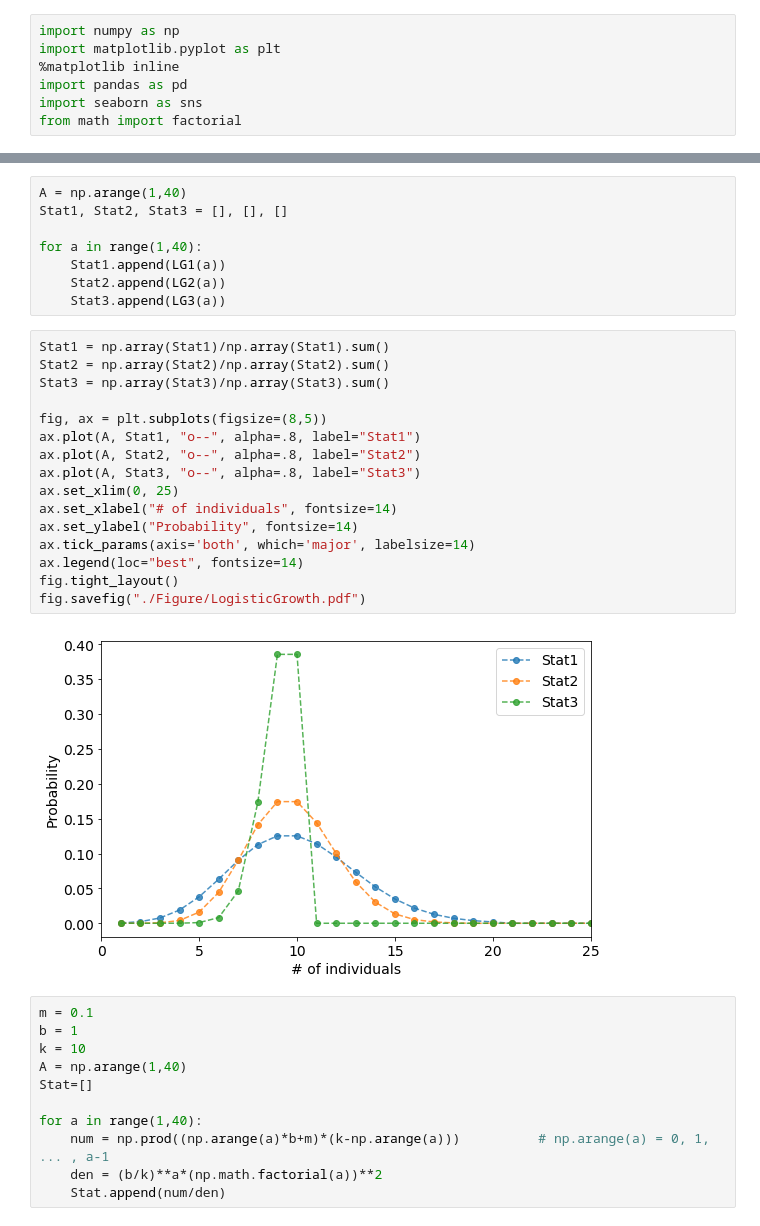
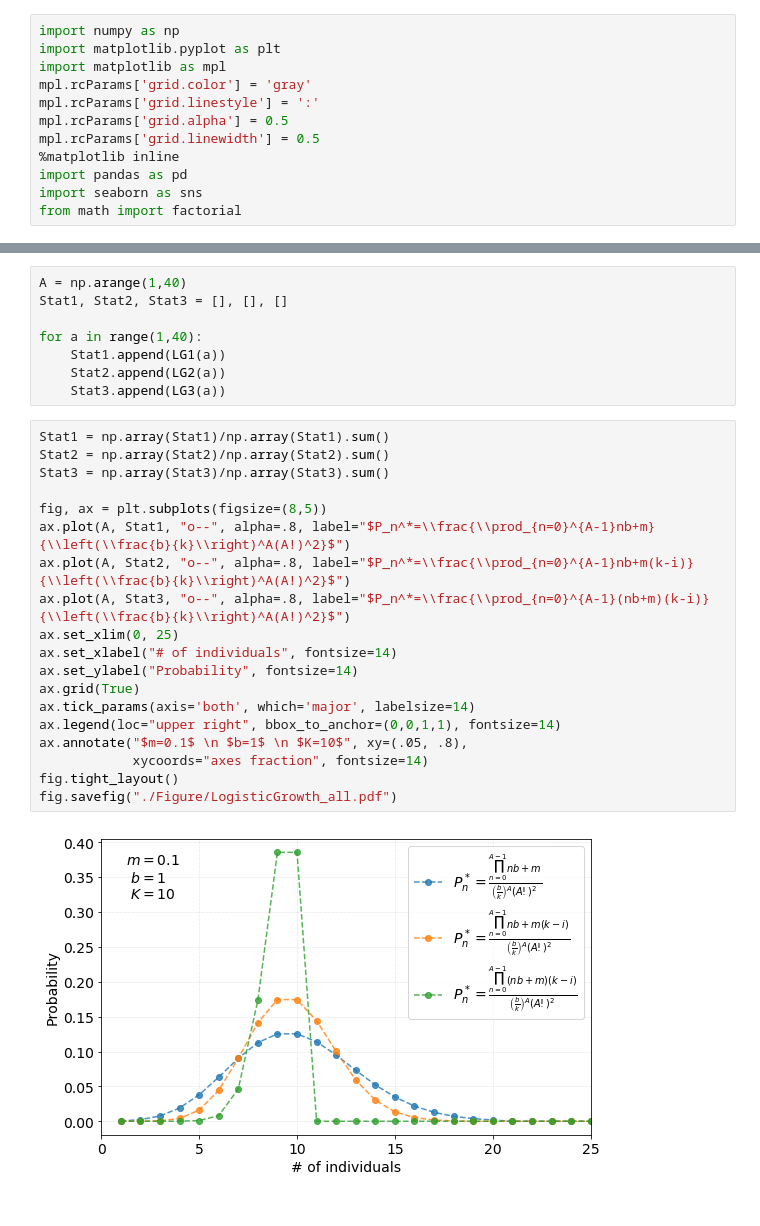
Before and after one commit to Agos95/ComplexSyst, a Jupyter notebook: 03/Agostini_Federico_code3.ipynb, the cells around one changed output, grey strips where cells are left out. Saved outputs shown, nothing was run; the diff lists cells and outputs as text.

```diff
--- a/03/Agostini_Federico_code3.ipynb
+++ b/03/Agostini_Federico_code3.ipynb
@@ -9,6 +9,11 @@ Divide the 50-hectar plots in N=800 subplots of equal area. We will assume that
 # %%
 import numpy as np
 import matplotlib.pyplot as plt
+import matplotlib as mpl
+mpl.rcParams['grid.color'] = 'gray'
+mpl.rcParams['grid.linestyle'] = ':'
+mpl.rcParams['grid.alpha'] = 0.5
+mpl.rcParams['grid.linewidth'] = 0.5
 %matplotlib inline
 import pandas as pd
 import seaborn as sns
@@ -291,29 +333,21 @@ for a in range(1,40):
 # %%
 Stat1 = np.array(Stat1)/np.array(Stat1).sum()
 Stat2 = np.array(Stat2)/np.array(Stat2).sum()
 Stat3 = np.array(Stat3)/np.array(Stat3).sum()
 
 fig, ax = plt.subplots(figsize=(8,5))
-ax.plot(A, Stat1, "o--", alpha=.8, label="Stat1")
-ax.plot(A, Stat2, "o--", alpha=.8, label="Stat2")
-ax.plot(A, Stat3, "o--", alpha=.8, label="Stat3")
+ax.plot(A, Stat1, "o--", alpha=.8, label="$P_n^*=\\frac{\\prod_{n=0}^{A-1}nb+m}{\\left(\\frac{b}{k}\\right)^A(A!)^2}$")
+ax.plot(A, Stat2, "o--", alpha=.8, label="$P_n^*=\\frac{\\prod_{n=0}^{A-1}nb+m(k-i)}{\\left(\\frac{b}{k}\\right)^A(A!)^2}$")
+ax.plot(A, Stat3, "o--", alpha=.8, label="$P_n^*=\\frac{\\prod_{n=0}^{A-1}(nb+m)(k-i)}{\\left(\\frac{b}{k}\\right)^A(A!)^2}$")
 ax.set_xlim(0, 25)
 ax.set_xlabel("# of individuals", fontsize=14)
 ax.set_ylabel("Probability", fontsize=14)
+ax.grid(True)
 ax.tick_params(axis='both', which='major', labelsize=14)
-ax.legend(loc="best", fontsize=14)
+ax.legend(loc="upper right", bbox_to_anchor=(0,0,1,1), fontsize=14)
+ax.annotate("$m=0.1$ \n $b=1$ \n $K=10$", xy=(.05, .8),
+            xycoords="axes fraction", fontsize=14)
 fig.tight_layout()
-fig.savefig("./Figure/LogisticGrowth.pdf")
+fig.savefig("./Figure/LogisticGrowth_all.pdf")
 # %% [output]
-[figure, old version]
+[figure, new version]
-# %%
-m = 0.1
-b = 1
-k = 10
-A = np.arange(1,40)
-Stat=[]
-
-for a in range(1,40):
-    num = np.prod((np.arange(a)*b+m)*(k-np.arange(a)))          # np.arange(a) = 0, 1, ... , a-1
-    den = (b/k)**a*(np.math.factorial(a))**2
-    Stat.append(num/den)
```
Also changed, not shown: parts of 13 cells of this notebook, 14 other files.
